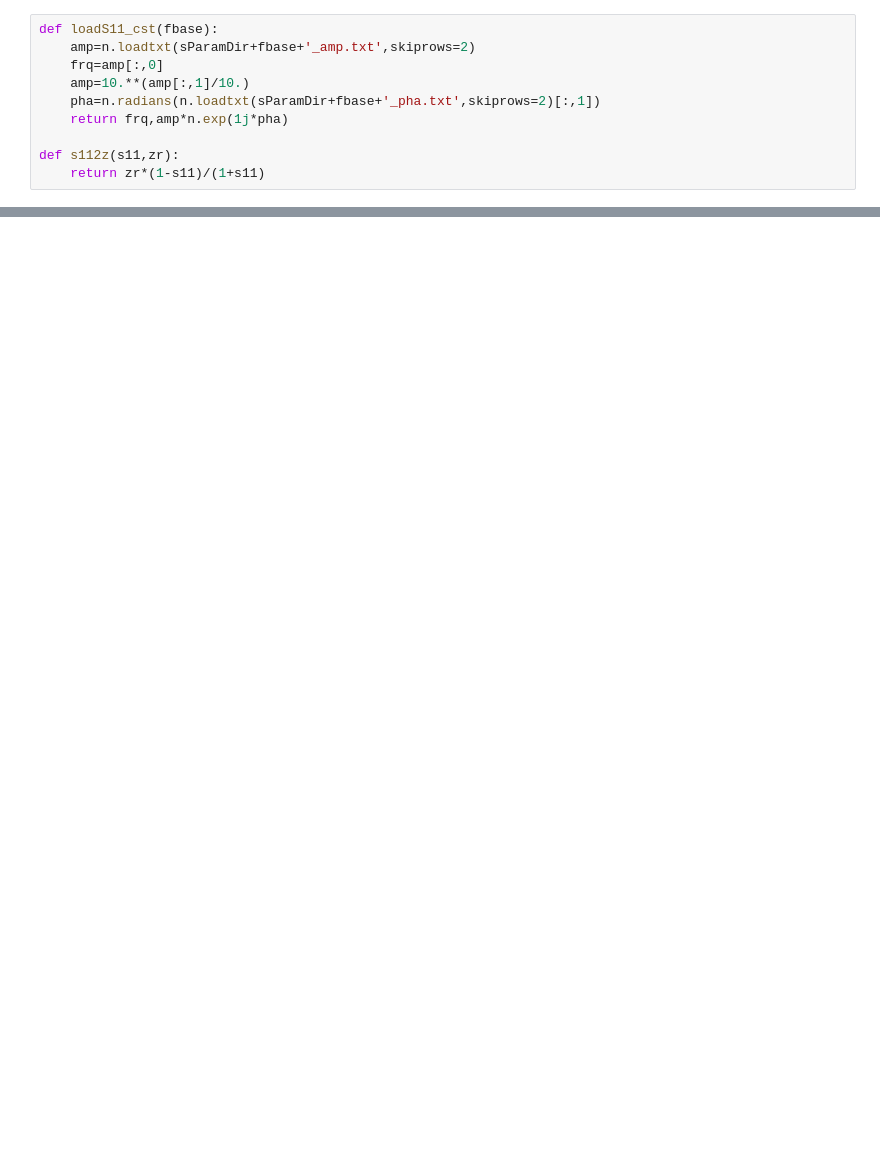
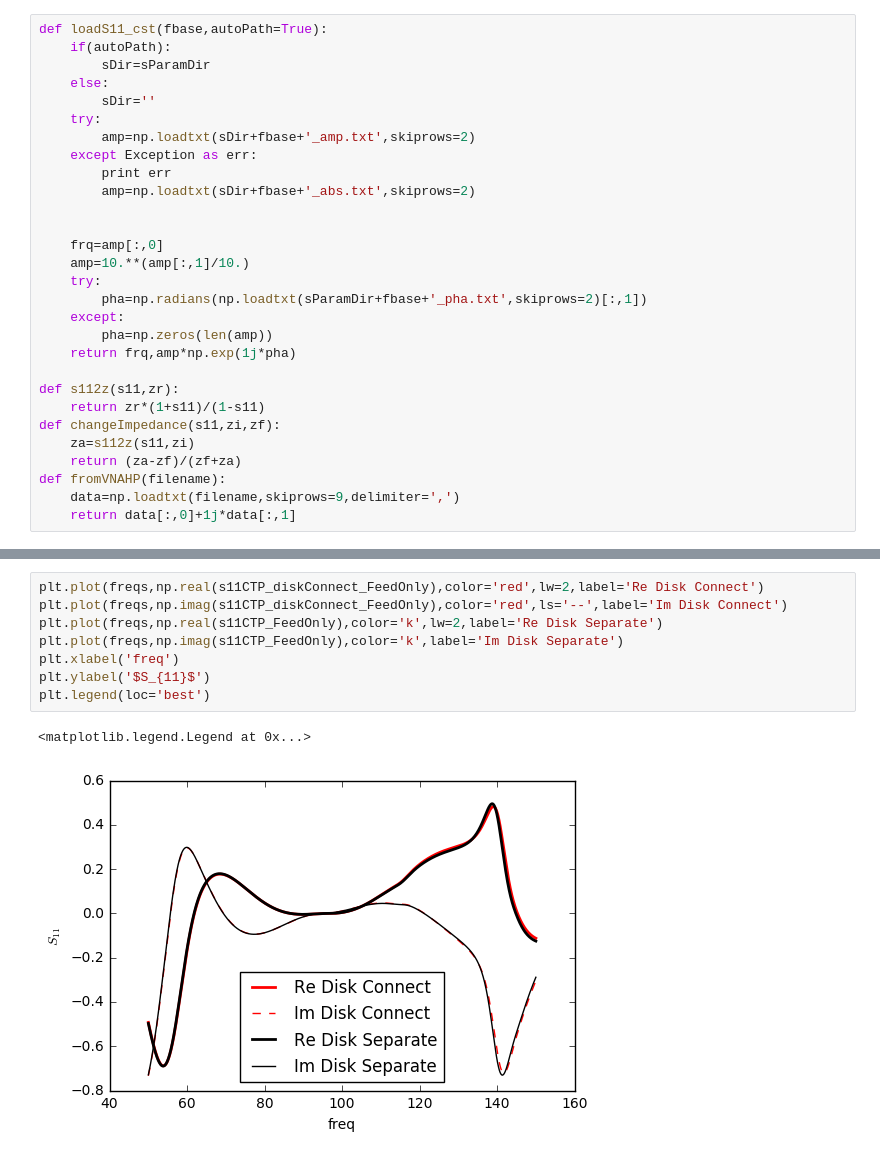
Before and after one commit to aewallwi/simulations-hera-eox, a Jupyter notebook: src/compare_Impedances_and_sParams_LowFreq.ipynb, the cells around one changed output, grey strips where cells are left out. Saved outputs shown, nothing was run; the diff lists cells and outputs as text; blank space fills up the shorter version.

```diff
--- a/src/compare_Impedances_and_sParams_LowFreq.ipynb
+++ b/src/compare_Impedances_and_sParams_LowFreq.ipynb
@@ -5,12 +5,31 @@ import matplotlib.pyplot as p
 sParamDir='../data/sParameters/'
 impedDir='../data/impedances/'
 # %%
-def loadS11_cst(fbase):
-    amp=n.loadtxt(sParamDir+fbase+'_amp.txt',skiprows=2)
+def loadS11_cst(fbase,autoPath=True):
+    if(autoPath):
+        sDir=sParamDir
+    else:
+        sDir=''
+    try:
+        amp=np.loadtxt(sDir+fbase+'_amp.txt',skiprows=2)
+    except Exception as err:
+        print err
+        amp=np.loadtxt(sDir+fbase+'_abs.txt',skiprows=2)
+
+
     frq=amp[:,0]
     amp=10.**(amp[:,1]/10.)
-    pha=n.radians(n.loadtxt(sParamDir+fbase+'_pha.txt',skiprows=2)[:,1])
-    return frq,amp*n.exp(1j*pha)
+    try:
+        pha=np.radians(np.loadtxt(sParamDir+fbase+'_pha.txt',skiprows=2)[:,1])
+    except:
+        pha=np.zeros(len(amp))
+    return frq,amp*np.exp(1j*pha)
 
 def s112z(s11,zr):
-    return zr*(1-s11)/(1+s11)
+    return zr*(1+s11)/(1-s11)
+def changeImpedance(s11,zi,zf):
+    za=s112z(s11,zi)
+    return (za-zf)/(zf+za)
+def fromVNAHP(filename):
+    data=np.loadtxt(filename,skiprows=9,delimiter=',')
+    return data[:,0]+1j*data[:,1]
@@ -21,0 +146,11 @@ _,s11Paneled=loadS11_cst('s11_paper_dipole_paneledCylinder')
+# %%
+plt.plot(freqs,np.real(s11CTP_diskConnect_FeedOnly),color='red',lw=2,label='Re Disk Connect')
+plt.plot(freqs,np.imag(s11CTP_diskConnect_FeedOnly),color='red',ls='--',label='Im Disk Connect')
+plt.plot(freqs,np.real(s11CTP_FeedOnly),color='k',lw=2,label='Re Disk Separate')
+plt.plot(freqs,np.imag(s11CTP_FeedOnly),color='k',label='Im Disk Separate')
+plt.xlabel('freq')
+plt.ylabel('$S_{11}$')
+plt.legend(loc='best')
+# %% [output]
+<matplotlib.legend.Legend at 0x...>
+[figure, added]
```
Also changed, not shown: parts of 20 cells of this notebook, 22 other files.
